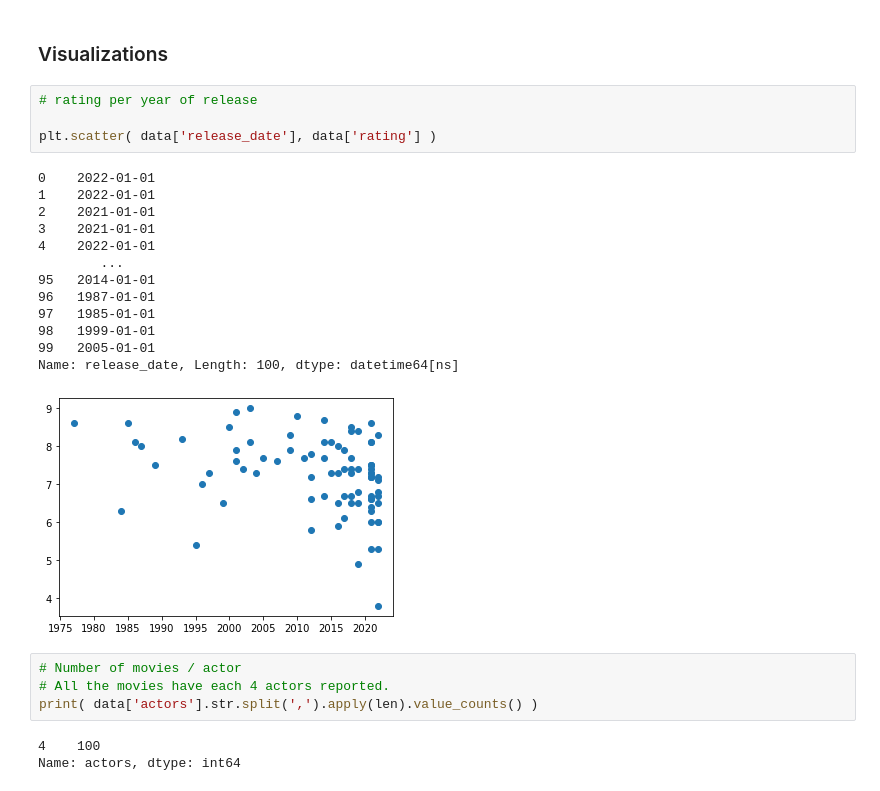
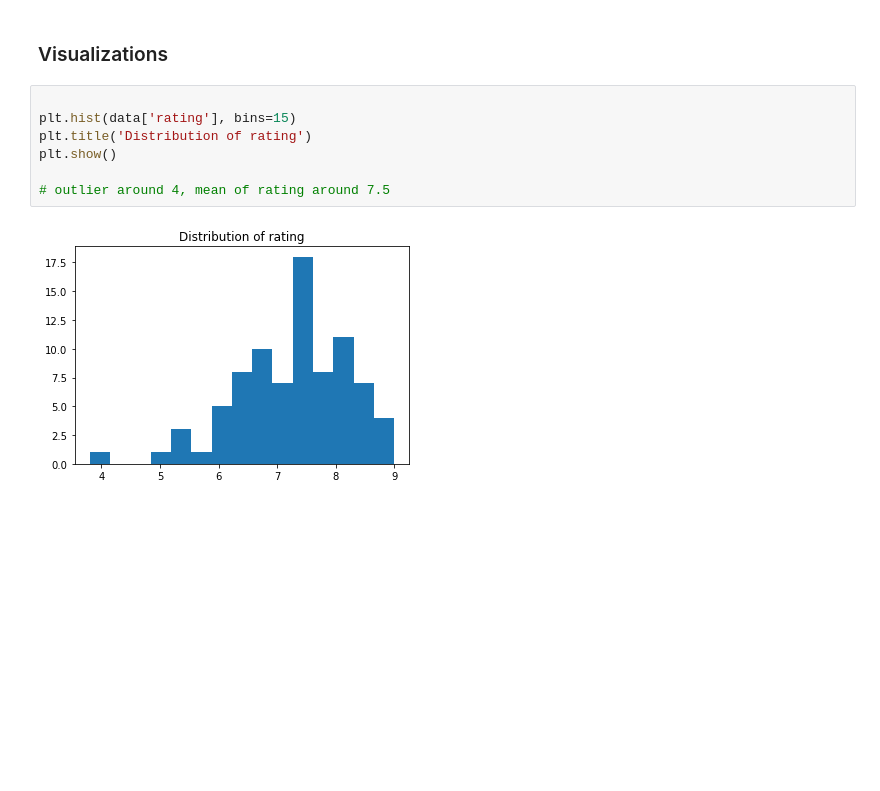
Before and after one commit to RitthujaKandasamy/imdb_challenge, a Jupyter notebook: analysis.ipynb, the cells around one changed output. Cells and saved outputs as stored; diff of their text form; blank space fills up the shorter version.

```diff
--- a/analysis.ipynb
+++ b/analysis.ipynb
@@ -36,28 +37,12 @@ data.head()
 | 4 | Uncharted | Street-smart Nathan Drake is recr... | 2022-01-01 | Ruben Fleischer | 6.7 | 116.0 | Action, Adventure | Tom Holland, Mark Wahlberg, Anton... | ... |
 # %% [markdown]
 ### Visualizations
-# %%
-# rating per year of release
-
-plt.scatter( data['release_date'], data['rating'] )
-# %% [output]
-0    2022-01-01
-1    2022-01-01
-2    2021-01-01
-3    2021-01-01
-4    2022-01-01
-        ...
-95   2014-01-01
-96   1987-01-01
-97   1985-01-01
-98   1999-01-01
-99   2005-01-01
-Name: release_date, Length: 100, dtype: datetime64[ns]
-[figure, removed]
-# %%
-# Number of movies / actor
-# All the movies have each 4 actors reported.
-print( data['actors'].str.split(',').apply(len).value_counts() )
-# %% [output]
-4    100
-Name: actors, dtype: int64
+# %%
+
+plt.hist(data['rating'], bins=15)
+plt.title('Distribution of rating')
+plt.show()
+
+# outlier around 4, mean of rating around 7.5
+# %% [output]
+[figure, added]
```
Also changed, not shown: parts of 11 cells of this notebook.
